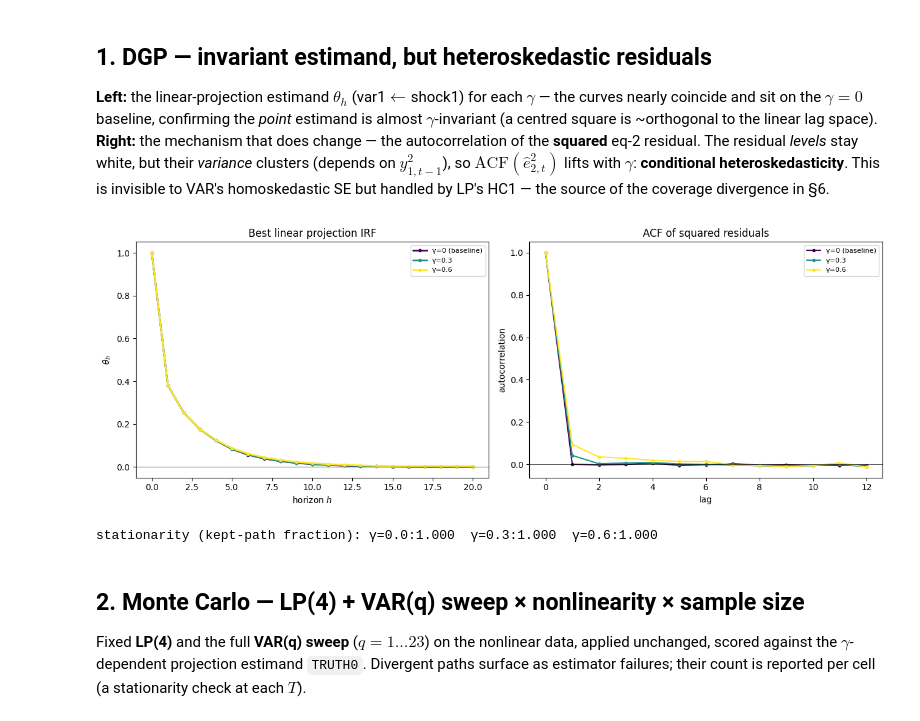
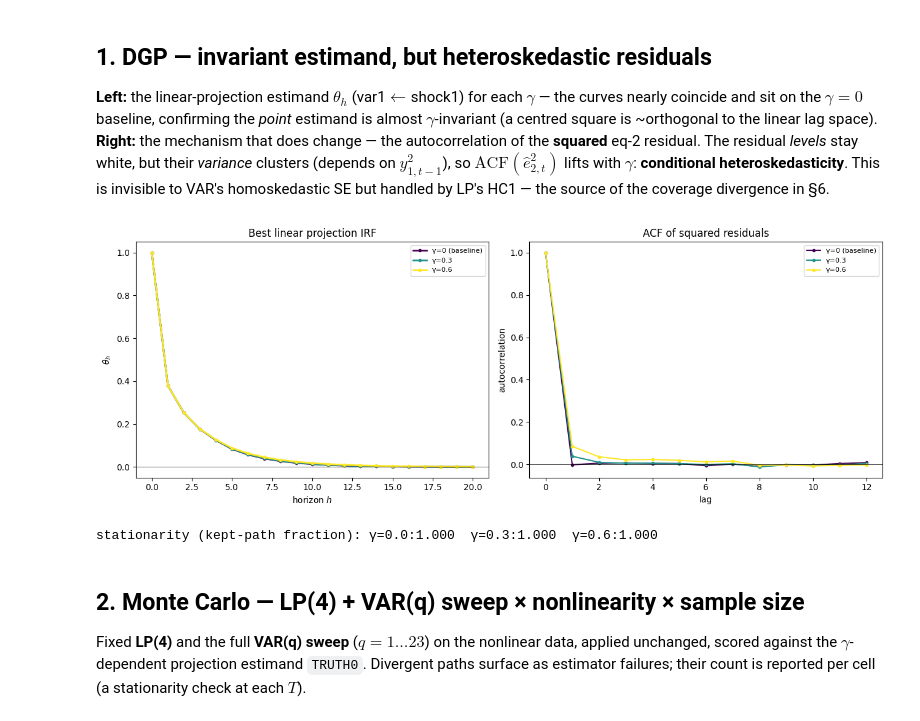
Before and after one commit to Aaron030/Monte_Carlo-LP_vs_VAR, a Jupyter notebook: experiments/Extension_Nonlinear/MID_Extension_Nonlinear_DGP.ipynb, the cells around one changed output. Drawn from its saved outputs; the diff is of its cells as text; code cells hidden in the pictures.

```diff
--- a/experiments/Extension_Nonlinear/MID_Extension_Nonlinear_DGP.ipynb
+++ b/experiments/Extension_Nonlinear/MID_Extension_Nonlinear_DGP.ipynb
@@ -83,7 +69,7 @@ def _design(y, p):
     return np.column_stack([np.ones(Tn - p), X]), y[p:]
 
 
-def pooled_projection(spec, Tmod=500, R=4000, seed=11, p=P, horizon=H):
+def pooled_projection(spec, Tmod=500, R=4000, seed=SEED, p=P, horizon=H):
     """Population best-linear-projection structural IRF tensor (H+1,k,k), by pooled moments.
 
     Returns (theta_full, kept_fraction). Divergent (NaN) paths are skipped; the
@@ -129,7 +115,7 @@ def _lp_big(s, spec):
         return estimate_lp_irf(y, P, H)
 for g in GAMMAS:
     lo = [o for o in Parallel(n_jobs=-1)(delayed(_lp_big)(s, DGPS[g])
-          for s in np.random.SeedSequence(9).spawn(80)) if o is not None]
+          for s in np.random.SeedSequence(SEED).spawn(80)) if o is not None]
     print(f"  gamma={g}: max|LP(large-T) - projection| = {np.max(np.abs(np.nanmean(lo, 0) - TRUTH0[g])):.4f}")
 # %% [output]
 gamma | kept-path fraction (stationarity) | max|projection - baseline| (estimand shift)
@@ -152,36 +138,36 @@ for g in GAMMAS:
     lab = "γ=0 (baseline)" if g == 0 else f"γ={g}"
     ax.plot(hgrid, TRUTH0[g], "o-", lw=2.0, ms=3, color=cg[g], label=lab)
 ax.axhline(0, color="k", lw=0.5)
 ax.set_title(f"Best linear projection IRF")
 ax.set_xlabel("horizon $h$"); ax.set_ylabel(r"$\theta_h$"); ax.legend(fontsize=8)
 
 # (b) conditional heteroskedasticity: ACF of squared eq-2 residual lifts with gamma
 ax = axes[1]
 def _acf(x, L=12):
     x = x - x.mean(); v = x @ x
     return np.array([1.0] + [(x[l:] @ x[:-l]) / v for l in range(1, L + 1)])
-rng = np.random.default_rng(3)
+rng = np.random.default_rng(SEED)
 for g in GAMMAS:
     ys = [simulate_quad_lag_var(DGPS[g], 4000, np.random.default_rng(s))
-          for s in np.random.SeedSequence(21).spawn(8)]
+          for s in np.random.SeedSequence(SEED).spawn(8)]
     ys = [y for y in ys if np.isfinite(y).all()]
     acfs = []
     for y in ys:
         with np.errstate(all="ignore"):
             _, _, res = fit_var_ols(y, P)
         acfs.append(_acf(res[:, 1] ** 2, 12))
     lab = "γ=0 (baseline)" if g == 0 else f"γ={g}"
     ax.plot(range(13), np.mean(acfs, 0), "o-", ms=3, color=cg[g], label=lab)
 ax.axhline(0, color="k", lw=0.5)
 ax.set_title("ACF of squared residuals")
 ax.set_xlabel("lag"); ax.set_ylabel("autocorrelation"); ax.legend(fontsize=8)
 # fig.suptitle("Nonlinear-DGP: estimand fixed, residuals conditionally heteroskedastic", fontweight="bold")
 fig.tight_layout()
 plt.savefig(f"../../figures/NonLinear_DGP/NON_LIN_IRF_rho={RHO}.png")
 plt.show()
 print("stationarity (kept-path fraction): " + "  ".join(f"γ={g}:{kept[g]:.3f}" for g in GAMMAS))
 # %% [output]
-[figure, old version]
+[figure, new version]
 stationarity (kept-path fraction): γ=0.0:1.000  γ=0.3:1.000  γ=0.6:1.000
 # %% [markdown]
 ## 2. Monte Carlo — LP(4) + VAR(q) sweep × nonlinearity × sample size
```
Also changed, not shown: parts of 12 cells of this notebook, 50 other files.
